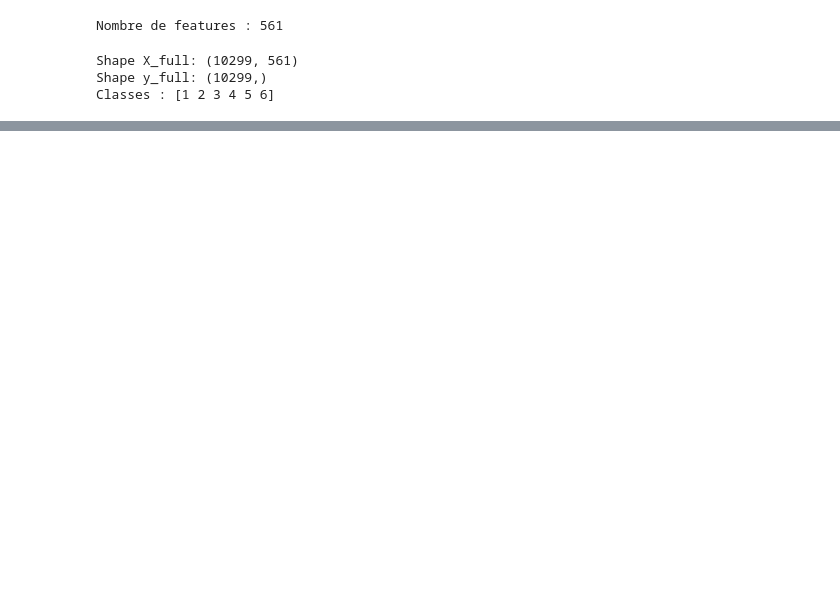
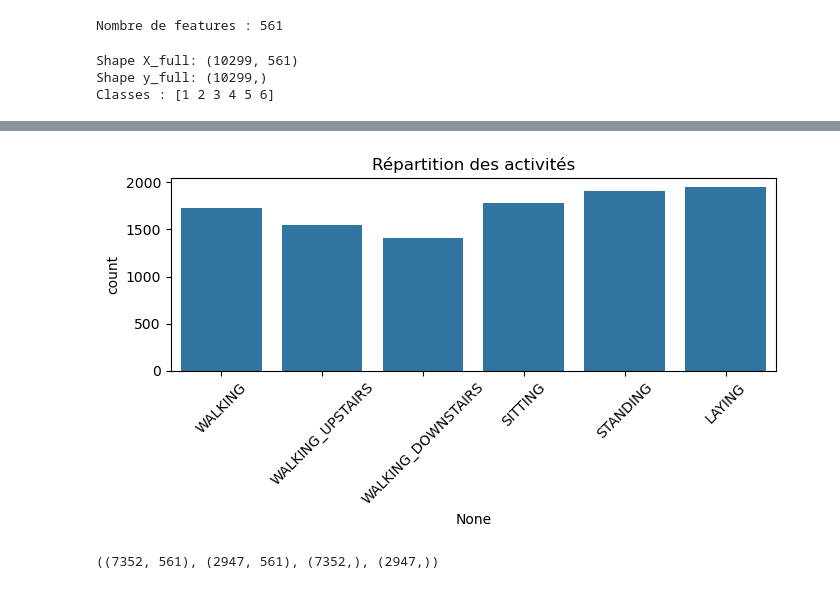
Before and after one commit to hemza1/MLFLOW_HumanActivity, a Jupyter notebook: notebooks/data_exploration.ipynb, the cells around one changed output, grey strips where cells are left out. Drawn from its saved outputs; the diff is of its cells as text; code cells hidden in the pictures; blank space fills up the shorter version.

Commit message:
data explo + model chosen and saved

```diff
--- a/notebooks/data_exploration.ipynb
+++ b/notebooks/data_exploration.ipynb
@@ -27,3 +28,8 @@ print("Classes :", np.unique(y_full))
 Shape X_full: (10299, 561)
 Shape y_full: (10299,)
 Classes : [1 2 3 4 5 6]
+# %%
+activity_labels_df = pd.read_csv("C:/Users/hp/Downloads/MLFLOW_HumanActivity/data/raw/UCI HAR Dataset/activity_labels.txt", sep=r"\s+", header=None, names=["id", "label"])
+activity_labels = dict(zip(activity_labels_df["id"], activity_labels_df["label"]))
+
+activity_labels
@@ -29,0 +72,15 @@ Classes : [1 2 3 4 5 6]
+# %%
+y_labels = pd.Series(y_full).map(activity_labels)
+
+plt.figure(figsize=(7,4))
+sns.countplot(x=y_labels, order=activity_labels.values())
+plt.xticks(rotation=45)
+plt.title("Répartition des activités")
+plt.tight_layout()
+plt.show()
+# %% [output]
+[figure, added]
+# %%
+X_train.shape, X_test.shape, y_train.shape, y_test.shape
+# %% [output]
+((7352, 561), (2947, 561), (7352,), (2947,))
```
Also changed, not shown: parts of 21 cells of this notebook, 32 other files.
